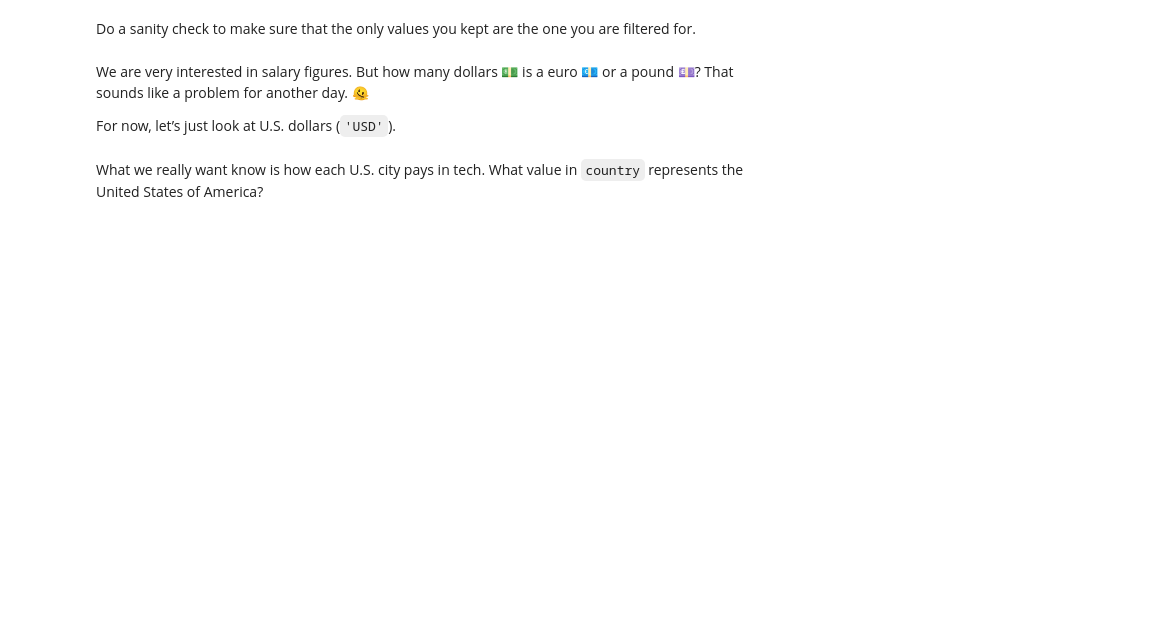
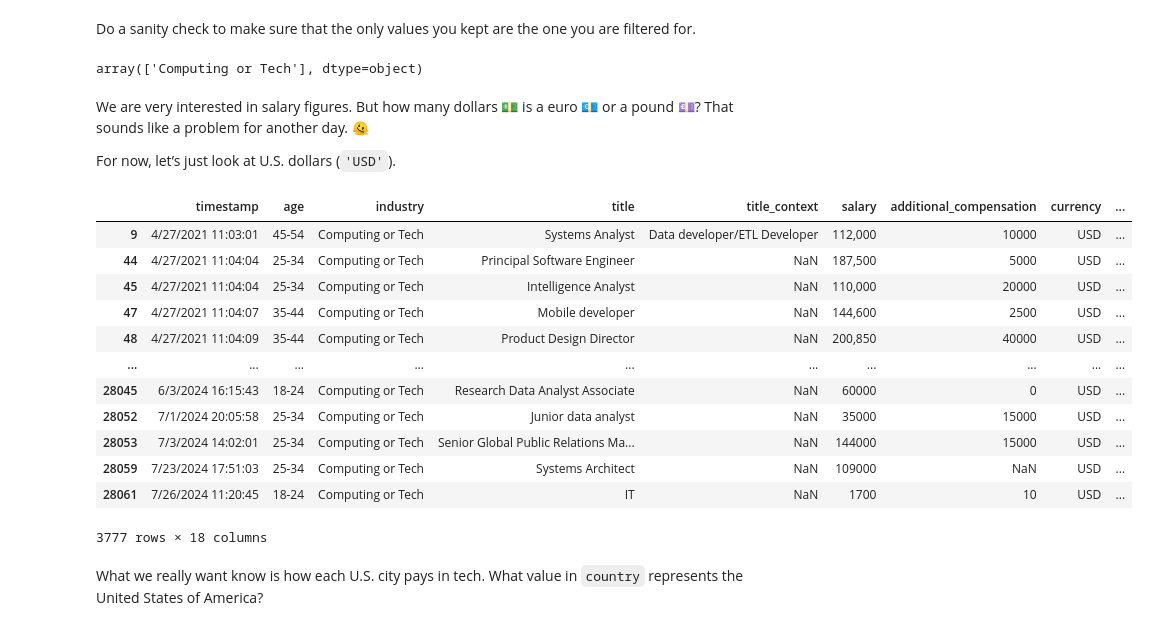
Before and after one commit to belbop/my-fork-2024-DS-Fri-1230, a Jupyter notebook: Week-02-DS-Overview-and-Data/Exercise-IL.ipynb, the cells around one changed output. Cells and saved outputs as stored; diff of their text form; code cells hidden in the pictures; blank space fills up the shorter version.

```diff
--- a/Week-02-DS-Overview-and-Data/Exercise-IL.ipynb
+++ b/Week-02-DS-Overview-and-Data/Exercise-IL.ipynb
@@ -169,3 +231,14 @@ Oh… Ugh! Give these columns easier names to work with first. 🙄
 # %%
 # Rename ‘em.
 # Non-binding suggestions: timestamp, age, industry, title, title_context, salary, additional_compensation, currency, other_currency, salary_context, country, state, city, total_yoe, field_yoe, highest_education_completed	gender, race
+
+df_salary = pd.read_csv('data/manager_salary_survey_2021.tsv', sep='\t', header=None)
+
+columnDictionary = {0: 'timestamp', 1: 'age', 2: 'industry', 3: 'title', 4: 'title_context', 5: 'salary', 6: 'additional_compensation',
+                    7: 'currency', 8: 'other_currency', 9: 'salary_context', 10: 'country', 11: 'state', 12: 'city', 13: 'total_yoe',
+                    14: 'field_yoe', 15: 'highest_education_completed', 16: 'gender', 17: 'race'
+}
+
+df_salary = df_salary.rename(columns=columnDictionary)
+
+df_salary
@@ -179,3 +282,6 @@ You’re going to have a gander at the computing/tech subset first because thats
 That value among the top 5 is what you’re looking for innit? Filter out all the rows not in that industry and save it into a new dataframe.
 # %%
 # Filtery filter. (Save it to a new variable, df_salary_tech.)
+
+df_salary_tech = df_salary[df_salary['industry'] == 'Computing or Tech']
+df_salary_tech.head()
@@ -183,12 +296,33 @@ That value among the top 5 is what you’re looking for innit? Filter out all th
 Do a sanity check to make sure that the only values you kept are the one you are filtered for.
 # %%
 # Sanity Check
+
+df_salary_tech.industry.unique()
+# %% [output]
+array(['Computing or Tech'], dtype=object)
 # %% [markdown]
 We are very interested in salary figures. But how many dollars 💵 is a euro 💶 or a pound 💷? That sounds like a problem for another day. 🫠
 
 For now, let’s just look at U.S. dollars (`'USD'`).
 # %%
 # Filtery filter for just the jobs that pay in USD!
+
+df_salary_tech_USD = df_salary_tech[df_salary_tech['currency'] == 'USD']
+df_salary_tech_USD
+# %% [output]
+|  | timestamp | age | industry | title | title_context | salary | additional_compensation | currency | ... |
+| 9 | 4/27/2021 11:03:01 | 45-54 | Computing or Tech | Systems Analyst | Data developer/ETL Developer | 112,000 | 10000 | USD | ... |
+| 44 | 4/27/2021 11:04:04 | 25-34 | Computing or Tech | Principal Software Engineer | NaN | 187,500 | 5000 | USD | ... |
+| 45 | 4/27/2021 11:04:04 | 25-34 | Computing or Tech | Intelligence Analyst | NaN | 110,000 | 20000 | USD | ... |
+| 47 | 4/27/2021 11:04:07 | 35-44 | Computing or Tech | Mobile developer | NaN | 144,600 | 2500 | USD | ... |
+| 48 | 4/27/2021 11:04:09 | 35-44 | Computing or Tech | Product Design Director | NaN | 200,850 | 40000 | USD | ... |
+| ... | ... | ... | ... | ... | ... | ... | ... | ... | ... |
+| 28045 | 6/3/2024 16:15:43 | 18-24 | Computing or Tech | Research Data Analyst Associate | NaN | 60000 | 0 | USD | ... |
+| 28052 | 7/1/2024 20:05:58 | 25-34 | Computing or Tech | Junior data analyst | NaN | 35000 | 15000 | USD | ... |
+| 28053 | 7/3/2024 14:02:01 | 25-34 | Computing or Tech | Senior Global Public Relations Ma... | NaN | 144000 | 15000 | USD | ... |
+| 28059 | 7/23/2024 17:51:03 | 25-34 | Computing or Tech | Systems Architect | NaN | 109000 | NaN | USD | ... |
+| 28061 | 7/26/2024 11:20:45 | 18-24 | Computing or Tech | IT | NaN | 1700 | 10 | USD | ... |
+3777 rows × 18 columns
 # %% [markdown]
 What we really want know is how each U.S. city pays in tech. What value in `country` represents the United States of America?
 # %%
```
Also changed, not shown: parts of 22 cells of this notebook.
